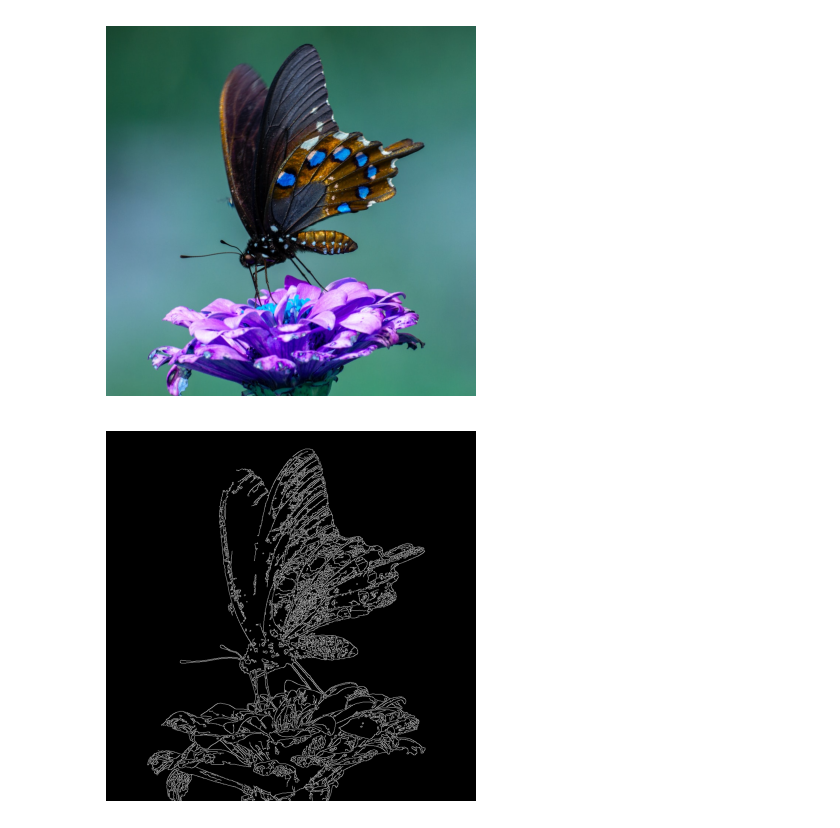
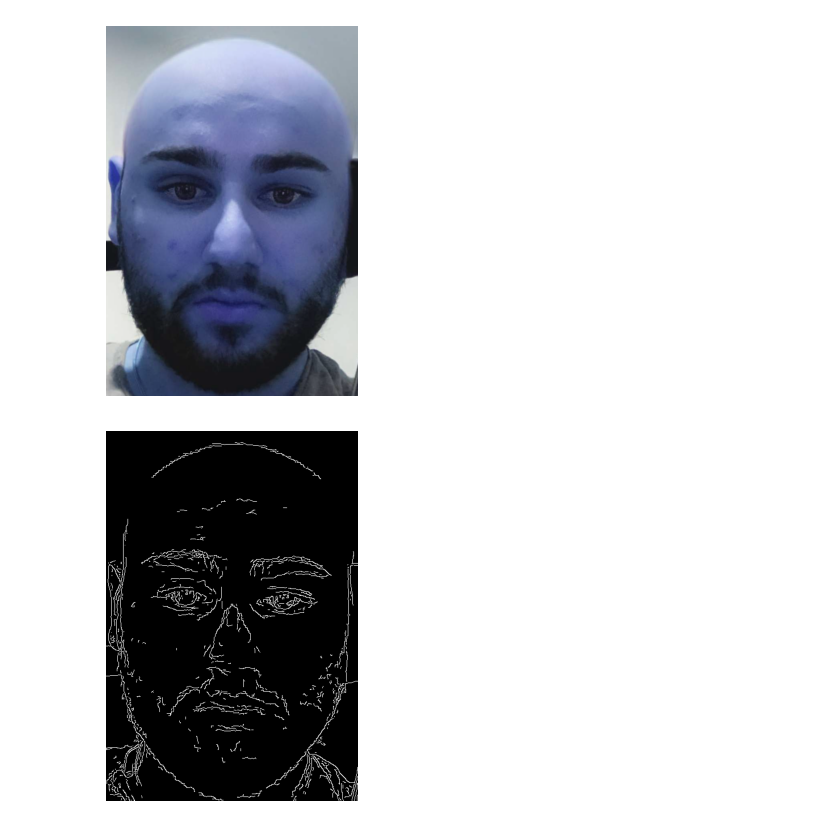
Before and after one commit to wolosj/OpenCV, a Jupyter notebook: cvProj.ipynb, the cells around one changed output. Saved outputs shown, nothing was run; the diff lists cells and outputs as text; code cells hidden in the pictures.

Commit message:
Added v1 of mapping function, all on predefined settings and preloaded image

```diff
--- a/cvProj.ipynb
+++ b/cvProj.ipynb
@@ -58,17 +113,18 @@ plt.show()
 # %%
-img = cv2.imread('./butterfly.jpeg')
+img = cv2.imread('./jognBald_cropped.jpg')
+# img = cv2.bitwise_not(img)
 plt.imshow(img)
 plt.axis('off')
 plt.show()
 # %% [output]
-[figure, old version]
+[figure, new version]
 # %%
-t_lower = 20
-t_upper = 170
+t_lower = 55
+t_upper = 40
 
 edge = cv2.Canny(img, t_lower, t_upper,  L2gradient = True)
 plt.imshow(edge, cmap='gray')
 plt.axis('off')
 plt.show()
 # %% [output]
-[figure, old version]
+[figure, new version]
```
Also changed, not shown: parts of 18 cells of this notebook, 2 other files.
